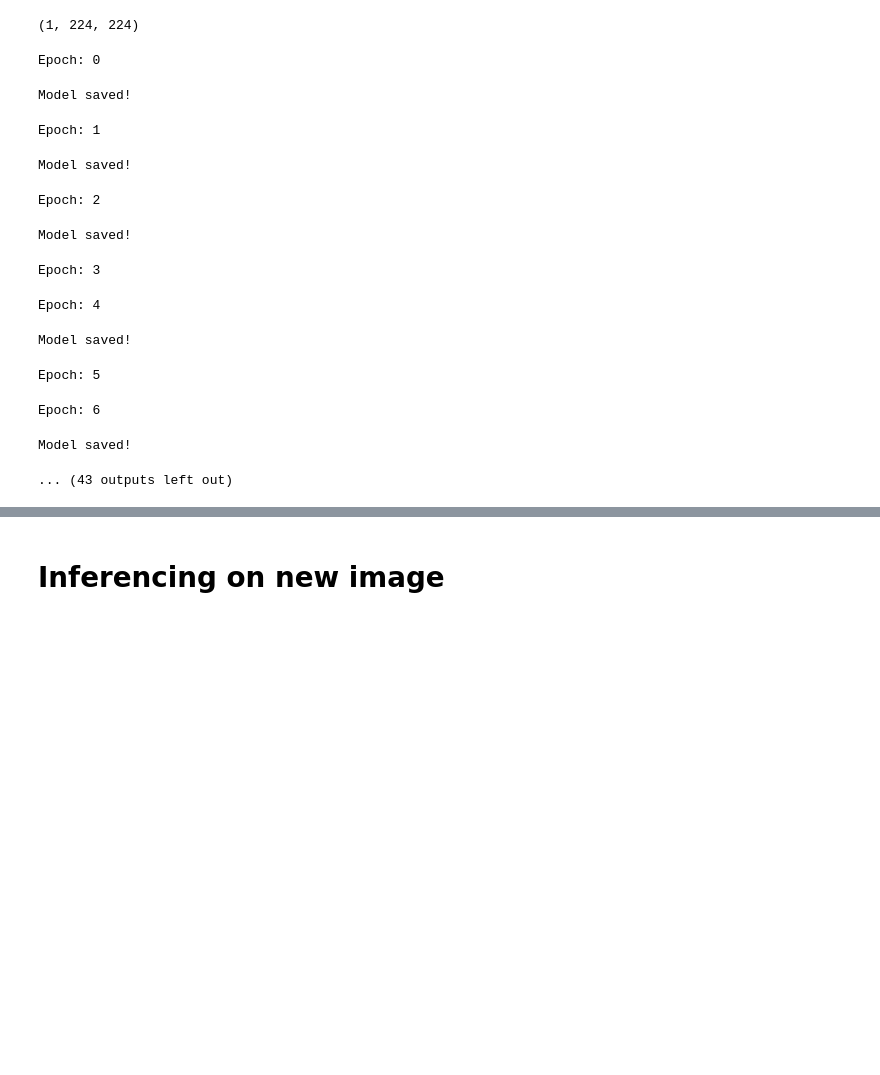
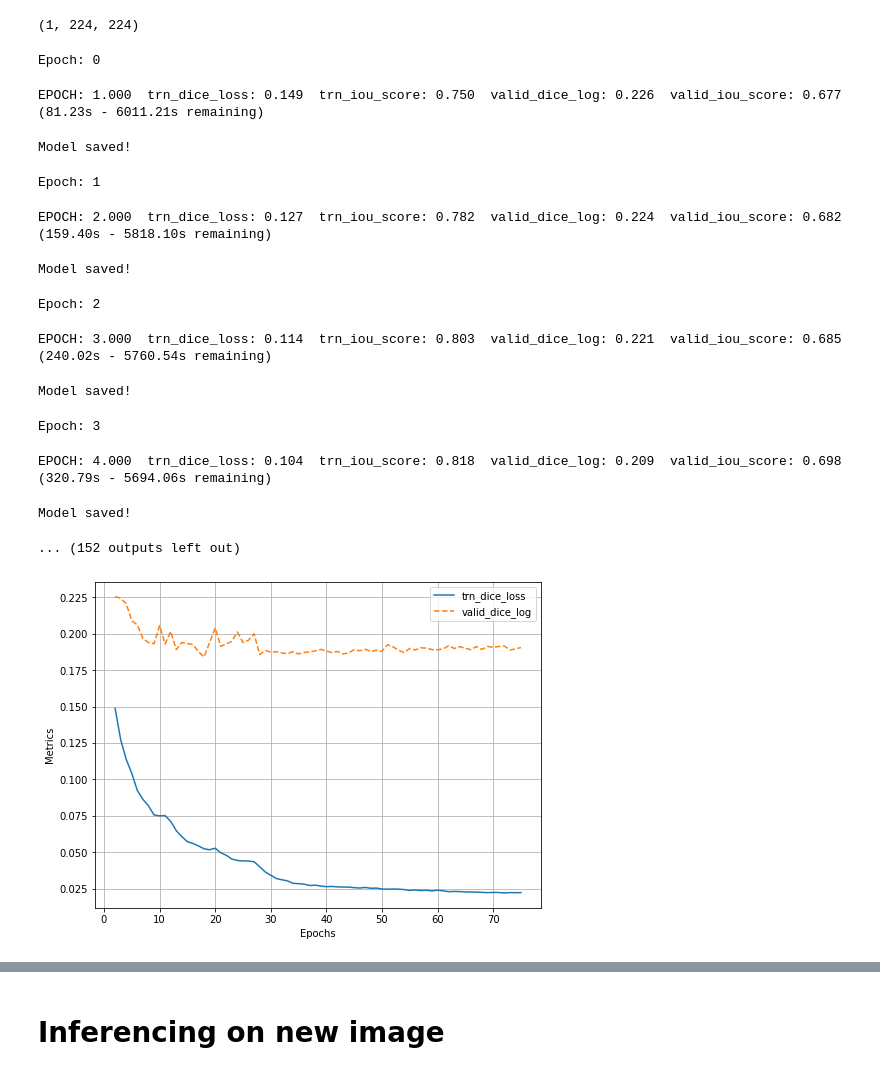
Before and after one commit to Rachinder3/MRI-Tumor-Explorer, a Jupyter notebook: research/Brain_Tumor_Segmentation_via_Segmentation_Models.ipynb, the cells around one changed output, grey strips where cells are left out. Drawn from its saved outputs; the diff is of its cells as text; code cells hidden in the pictures; blank space fills up the shorter version.

Commit message:
Experiment 1 -75 epochs done

```diff
--- a/research/Brain_Tumor_Segmentation_via_Segmentation_Models.ipynb
+++ b/research/Brain_Tumor_Segmentation_via_Segmentation_Models.ipynb
@@ -266,15 +271,19 @@ valid_epoch = smp.utils.train.ValidEpoch(
     verbose=True,
 )
 # %%
-# train model for 40 epochs
+# train model
+
+n_epochs = 75
 
 max_score = 0
 
-for i in range(0, 40):
+log = Report(n_epochs)
+for i in range(0, n_epochs):
 
     print('\nEpoch: {}'.format(i))
     train_logs = train_epoch.run(train_loader)
     valid_logs = valid_epoch.run(valid_loader)
+    log.record( pos=(i+1),trn_dice_loss=train_logs['dice_loss'], trn_iou_score=train_logs['iou_score'], valid_dice_log = valid_logs['dice_loss'], valid_iou_score=valid_logs['iou_score'],end='\r')
 
     # do something (save model, change lr, etc.)
     if max_score < valid_logs['iou_score']:
@@ -287,15 +296,19 @@ for i in range(0, 40):
         print('Decrease decoder learning rate to 1e-5!')
 # %% [output]
 Epoch: 0
-Model saved!
+EPOCH: 1.000  trn_dice_loss: 0.149  trn_iou_score: 0.750  valid_dice_log: 0.226  valid_iou_score: 0.677  (81.23s - 6011.21s remaining)
-Epoch: 1
+Model saved!
-Model saved!
+Epoch: 1
-Epoch: 2
+EPOCH: 2.000  trn_dice_loss: 0.127  trn_iou_score: 0.782  valid_dice_log: 0.224  valid_iou_score: 0.682  (159.40s - 5818.10s remaining)
 Model saved!
-Epoch: 3
+Epoch: 2
-Epoch: 4
+EPOCH: 3.000  trn_dice_loss: 0.114  trn_iou_score: 0.803  valid_dice_log: 0.221  valid_iou_score: 0.685  (240.02s - 5760.54s remaining)
 Model saved!
-Epoch: 5
+Epoch: 3
-Epoch: 6
+EPOCH: 4.000  trn_dice_loss: 0.104  trn_iou_score: 0.818  valid_dice_log: 0.209  valid_iou_score: 0.698  (320.79s - 5694.06s remaining)
 Model saved!
-... (43 outputs left out)
+... (152 outputs left out)
+# %%
+log.plot_epochs(['trn_dice_loss','valid_dice_log'])
+# %% [output]
+[figure, added]
```
Also changed, not shown: parts of 13 cells of this notebook, 1 other file.
